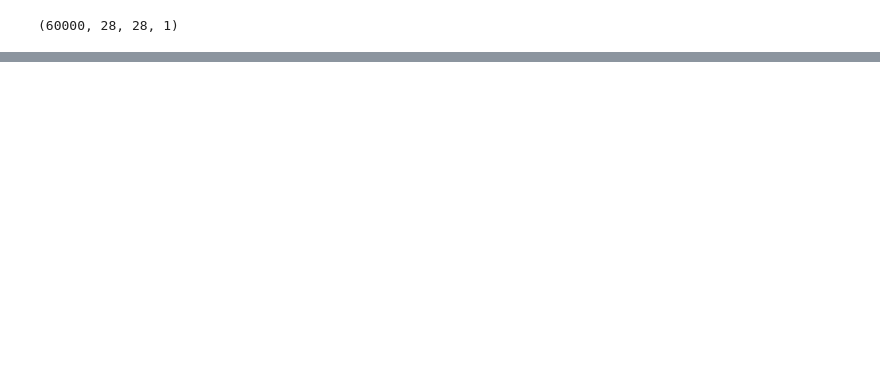
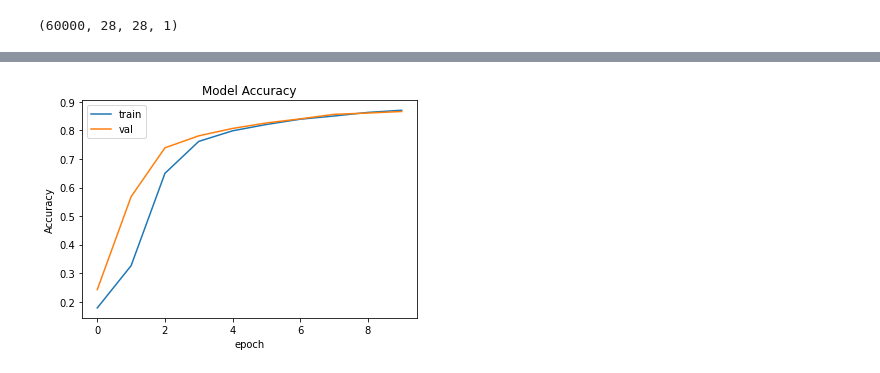
Before and after one commit to purvadanait/AIML-Pract, a Jupyter notebook: NNwFashionMNIST.ipynb, the cells around one changed output, grey strips where cells are left out. Drawn from its saved outputs; the diff is of its cells as text; code cells hidden in the pictures; blank space fills up the shorter version.

```diff
--- a/NNwFashionMNIST.ipynb
+++ b/NNwFashionMNIST.ipynb
@@ -92,3 +81,14 @@ def model_arch():
     models.add(Dense(10, activation="softmax"))
 
     return models
+# %%
+model = model_arch()
+
+
+model.compile(optimizer=Adam(learning_rate=1e-3),
+
+              loss='sparse_categorical_crossentropy',
+
+              metrics=['sparse_categorical_accuracy'])
+
+model.summary()
@@ -94,0 +113,11 @@ def model_arch():
+# %%
+history = model.fit(
+
+    trainX.astype(np.float32), trainy.astype(np.float32),
+
+    epochs=10,
+
+    steps_per_epoch=10,
+
+    validation_split=0.33
+)
@@ -94,0 +147,15 @@ def model_arch():
+# %%
+plt.plot(history.history['sparse_categorical_accuracy'])
+
+plt.plot(history.history['val_sparse_categorical_accuracy'])
+
+plt.title('Model Accuracy')
+
+plt.ylabel('Accuracy')
+
+plt.xlabel('epoch')
+
+plt.legend(['train', 'val'], loc='upper left')
+plt.show()
+# %% [output]
+[figure, added]
```
Also changed, not shown: parts of 8 cells of this notebook.
